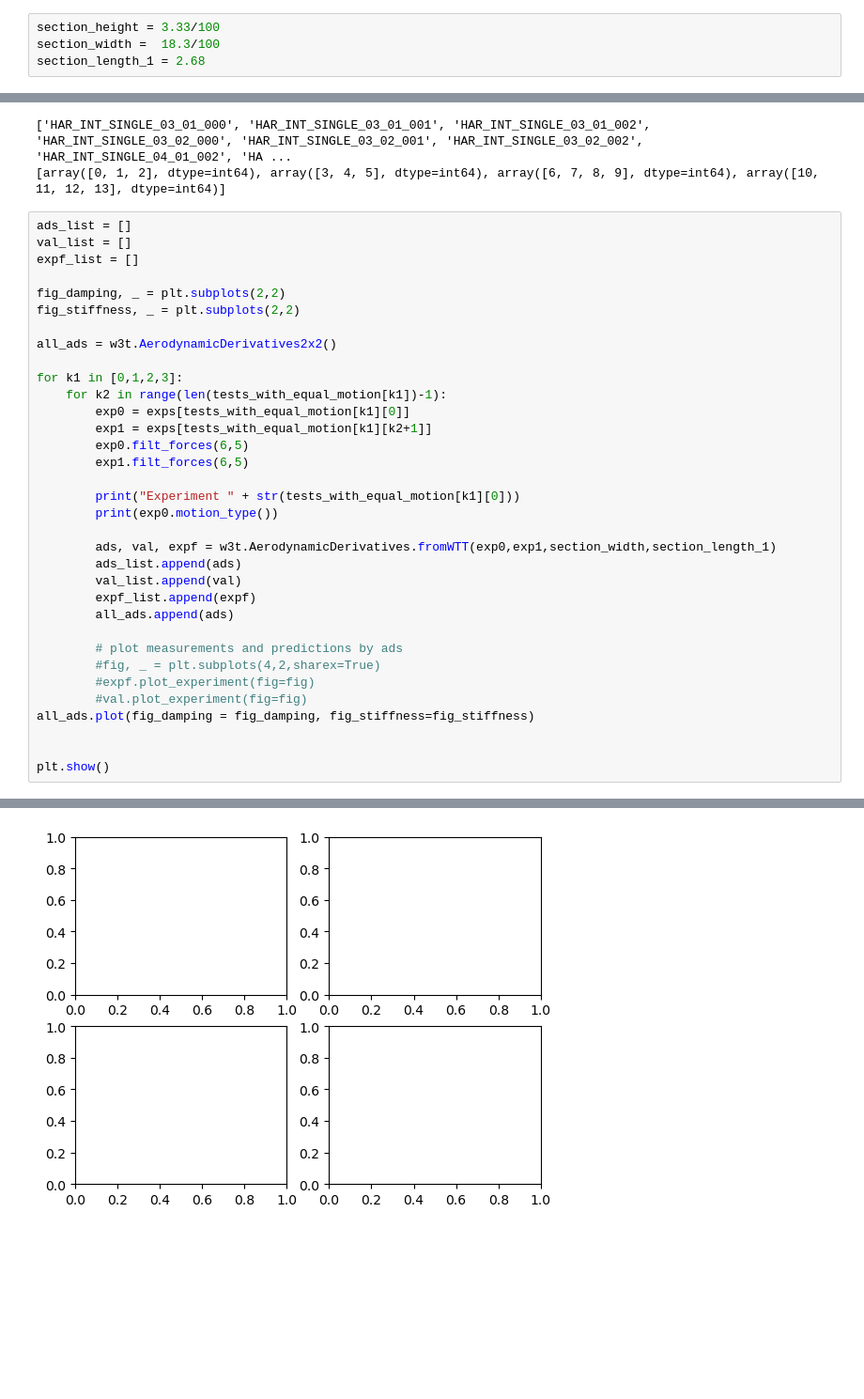
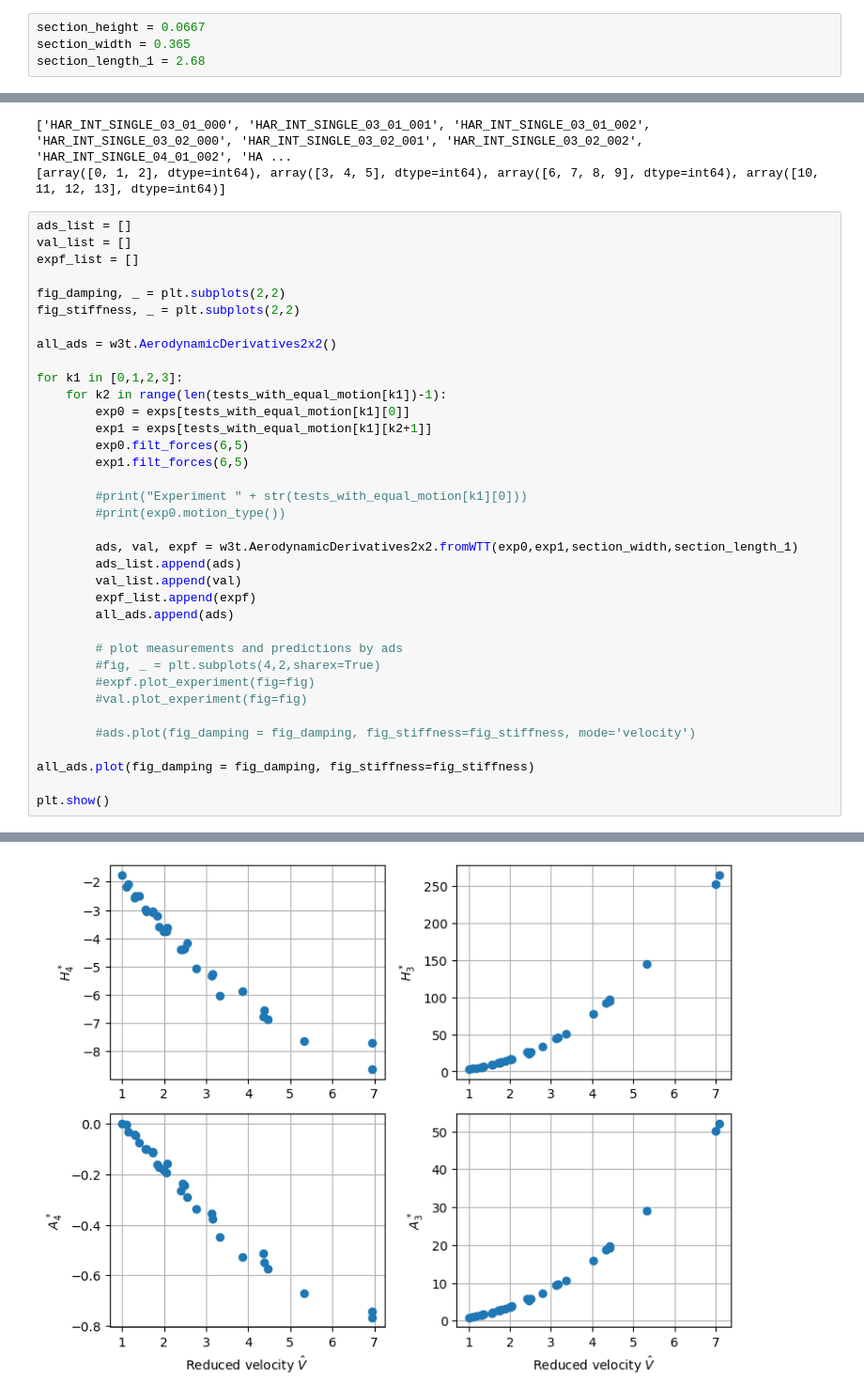
Before and after one commit to lineHRosland/FV_windtunnel_buffeting_flutter, a Jupyter notebook: HAR_INT/aerodynamic_derivatives_notebook.ipynb, the cells around one changed output, grey strips where cells are left out. Shown: that part at 94% size. Drawn from its saved outputs; the diff is of its cells as text; blank space fills up the shorter version.

Commit message:
plotting av ad for single deck

```diff
--- a/HAR_INT/aerodynamic_derivatives_notebook.ipynb
+++ b/HAR_INT/aerodynamic_derivatives_notebook.ipynb
@@ -15,6 +15,6 @@ import pandas as pd
 tic = time.perf_counter()
 plt.close("all")
 # %%
-section_height = 3.33/100
-section_width =  18.3/100
+section_height = 0.0667
+section_width = 0.365
 section_length_1 = 2.68
@@ -84,10 +56,10 @@ for k1 in [0,1,2,3]:
         exp0.filt_forces(6,5)
         exp1.filt_forces(6,5)
 
-        print("Experiment " + str(tests_with_equal_motion[k1][0]))
-        print(exp0.motion_type())
+        #print("Experiment " + str(tests_with_equal_motion[k1][0]))
+        #print(exp0.motion_type())
 
-        ads, val, expf = w3t.AerodynamicDerivatives.fromWTT(exp0,exp1,section_width,section_length_1)
+        ads, val, expf = w3t.AerodynamicDerivatives2x2.fromWTT(exp0,exp1,section_width,section_length_1)
         ads_list.append(ads)
         val_list.append(val)
         expf_list.append(expf)
@@ -97,8 +69,10 @@ for k1 in [0,1,2,3]:
         #fig, _ = plt.subplots(4,2,sharex=True)
         #expf.plot_experiment(fig=fig)
         #val.plot_experiment(fig=fig)
+
+        #ads.plot(fig_damping = fig_damping, fig_stiffness=fig_stiffness, mode='velocity')
+
 all_ads.plot(fig_damping = fig_damping, fig_stiffness=fig_stiffness)
 
-
 plt.show()
 # %% [output]
@@ -107 +80 @@ AttributeError: module 'w3t' has no attribute 'AerodynamicDerivatives2x2'
-[figure, old version]
+[figure, new version]
```
Also changed, not shown: parts of 4 cells of this notebook, 2 other files.
